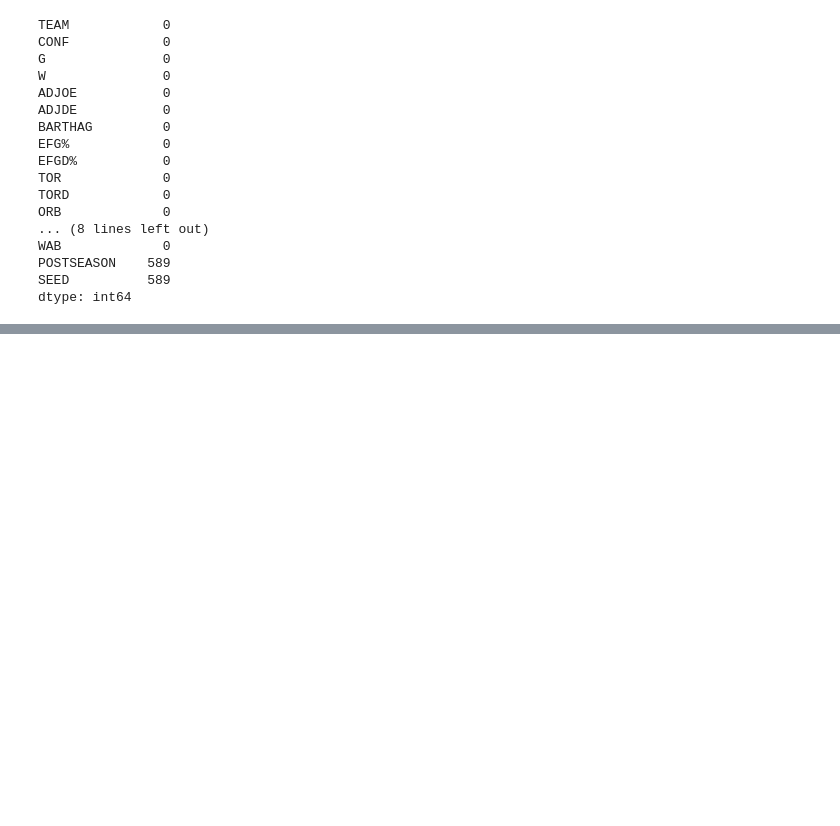
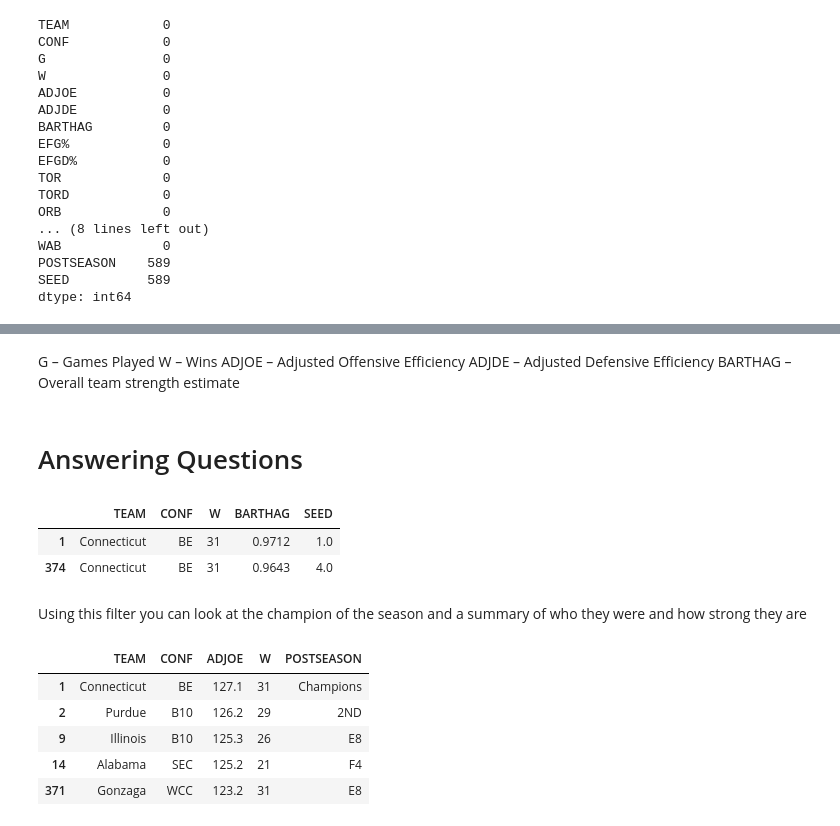
Before and after one commit to YanyyM/college-basketball-analysis, a Jupyter notebook: notebooks/college_basketball_analysis.ipynb, the cells around one changed output, grey strips where cells are left out. Cells and saved outputs as stored; diff of their text form; code cells hidden in the pictures; blank space fills up the shorter version.

```diff
--- a/notebooks/college_basketball_analysis.ipynb
+++ b/notebooks/college_basketball_analysis.ipynb
@@ -90,3 +91,33 @@ basketballData.describe()
 | 50% | 31.000000 | 17.000000 | 104.100000 | 104.900000 | 0.465500 | 50.600000 | 50.500000 | 17.700000 | 17.400000 | 28.600000 | 28.800000 | ... |
 | 75% | 33.000000 | 21.000000 | 109.500000 | 109.400000 | 0.728800 | 52.100000 | 52.200000 | 18.900000 | 18.900000 | 31.500000 | 30.700000 | ... |
 | max | 39.000000 | 35.000000 | 127.100000 | 120.700000 | 0.978500 | 59.900000 | 58.200000 | 24.000000 | 26.000000 | 41.900000 | 38.600000 | ... |
+# %% [markdown]
+G – Games Played
+W – Wins
+ADJOE – Adjusted Offensive Efficiency
+ADJDE – Adjusted Defensive Efficiency
+BARTHAG – Overall team strength estimate
+# %% [markdown]
+# Answering Questions
+# %%
+# Which team won the season?
+champion = basketballData[basketballData['POSTSEASON'] == 'Champions']
+champion[['TEAM', 'CONF', 'W', 'BARTHAG', 'SEED']]
+# %% [output]
+|  | TEAM | CONF | W | BARTHAG | SEED |
+| 1 | Connecticut | BE | 31 | 0.9712 | 1.0 |
+| 374 | Connecticut | BE | 31 | 0.9643 | 4.0 |
+# %% [markdown]
+Using this filter you can look at the champion of the season and a summary of who they were and how strong they are
+# %%
+# Which team had the best offensive rating?
+# ADJOE (Adjusted Offensive Efficiency)
+bestOffense = basketballData.sort_values(by='ADJOE', ascending=False).head(5)
+bestOffense[['TEAM', 'CONF', 'ADJOE', 'W', 'POSTSEASON']]
+# %% [output]
+|  | TEAM | CONF | ADJOE | W | POSTSEASON |
+| 1 | Connecticut | BE | 127.1 | 31 | Champions |
+| 2 | Purdue | B10 | 126.2 | 29 | 2ND |
+| 9 | Illinois | B10 | 125.3 | 26 | E8 |
+| 14 | Alabama | SEC | 125.2 | 21 | F4 |
+| 371 | Gonzaga | WCC | 123.2 | 31 | E8 |
```
Also changed, not shown: parts of 2 cells of this notebook.
